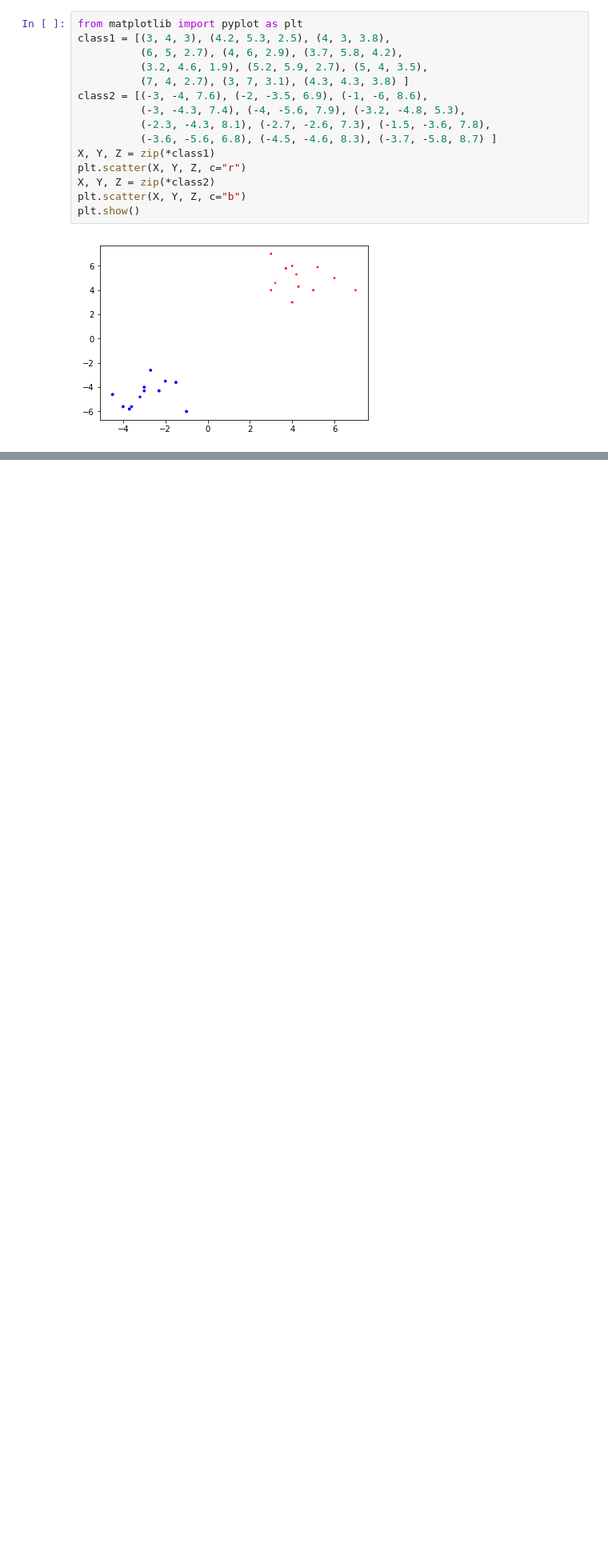
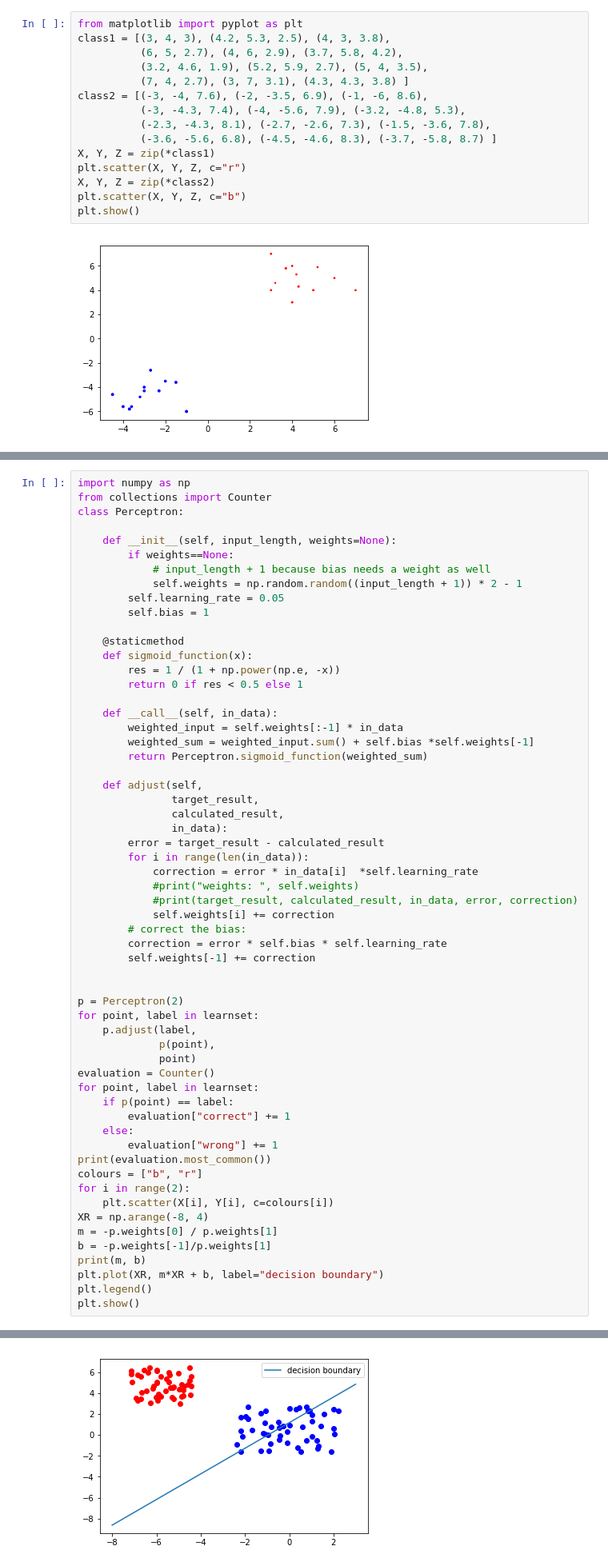
Before and after one commit to imran110219/Neural-Networks, a Jupyter notebook: A Simple Neural Network.ipynb, the cells around one changed output, grey strips where cells are left out. Shown at 80% size. Cells and saved outputs as stored; diff of their text form; blank space fills up the shorter version.

```diff
--- a/A Simple Neural Network.ipynb
+++ b/A Simple Neural Network.ipynb
@@ -193,0 +270,60 @@ plt.show()
+# %%
+import numpy as np
+from collections import Counter
+class Perceptron:
+
+    def __init__(self, input_length, weights=None):
+        if weights==None:
+            # input_length + 1 because bias needs a weight as well
+            self.weights = np.random.random((input_length + 1)) * 2 - 1
+        self.learning_rate = 0.05
+        self.bias = 1
+
+    @staticmethod
+    def sigmoid_function(x):
+        res = 1 / (1 + np.power(np.e, -x))
+        return 0 if res < 0.5 else 1
+
+    def __call__(self, in_data):
+        weighted_input = self.weights[:-1] * in_data
+        weighted_sum = weighted_input.sum() + self.bias *self.weights[-1]
+        return Perceptron.sigmoid_function(weighted_sum)
+
+    def adjust(self,
+               target_result,
+               calculated_result,
+               in_data):
+        error = target_result - calculated_result
+        for i in range(len(in_data)):
+            correction = error * in_data[i]  *self.learning_rate
+            #print("weights: ", self.weights)
+            #print(target_result, calculated_result, in_data, error, correction)
+            self.weights[i] += correction
+        # correct the bias:
+        correction = error * self.bias * self.learning_rate
+        self.weights[-1] += correction
+
+
+p = Perceptron(2)
+for point, label in learnset:
+    p.adjust(label,
+             p(point),
+             point)
+evaluation = Counter()
+for point, label in learnset:
+    if p(point) == label:
+        evaluation["correct"] += 1
+    else:
+        evaluation["wrong"] += 1
+print(evaluation.most_common())
+colours = ["b", "r"]
+for i in range(2):
+    plt.scatter(X[i], Y[i], c=colours[i])
+XR = np.arange(-8, 4)
+m = -p.weights[0] / p.weights[1]
+b = -p.weights[-1]/p.weights[1]
+print(m, b)
+plt.plot(XR, m*XR + b, label="decision boundary")
+plt.legend()
+plt.show()
+# %% [output]
@@ -193,0 +332 @@ plt.show()
+[figure, added]
```
Also changed, not shown: parts of 3 cells of this notebook.
